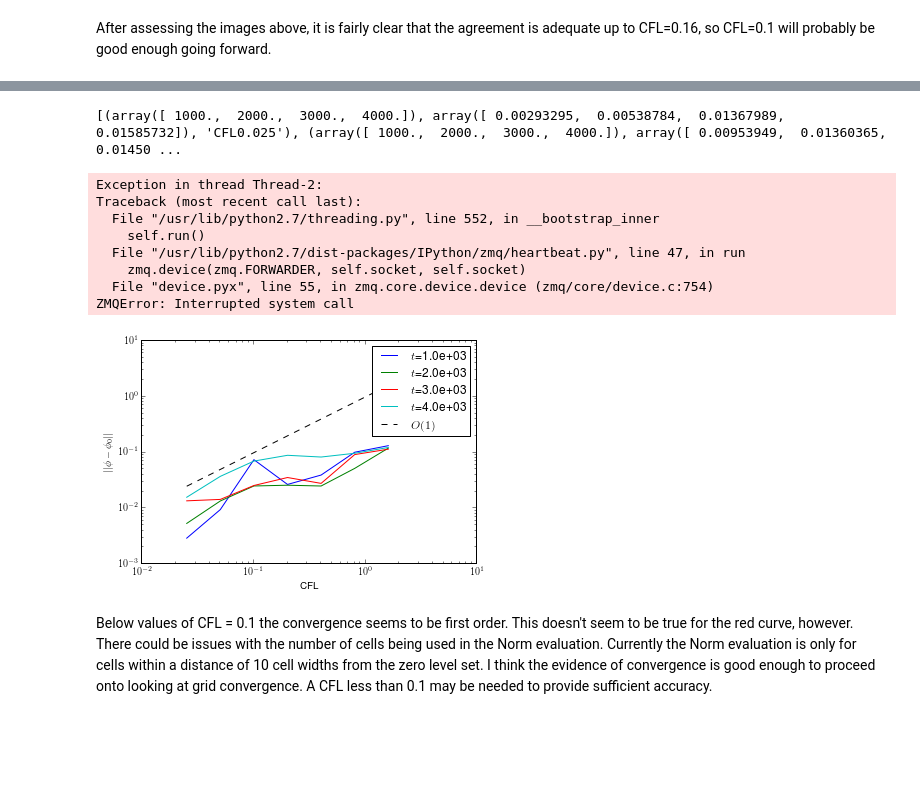
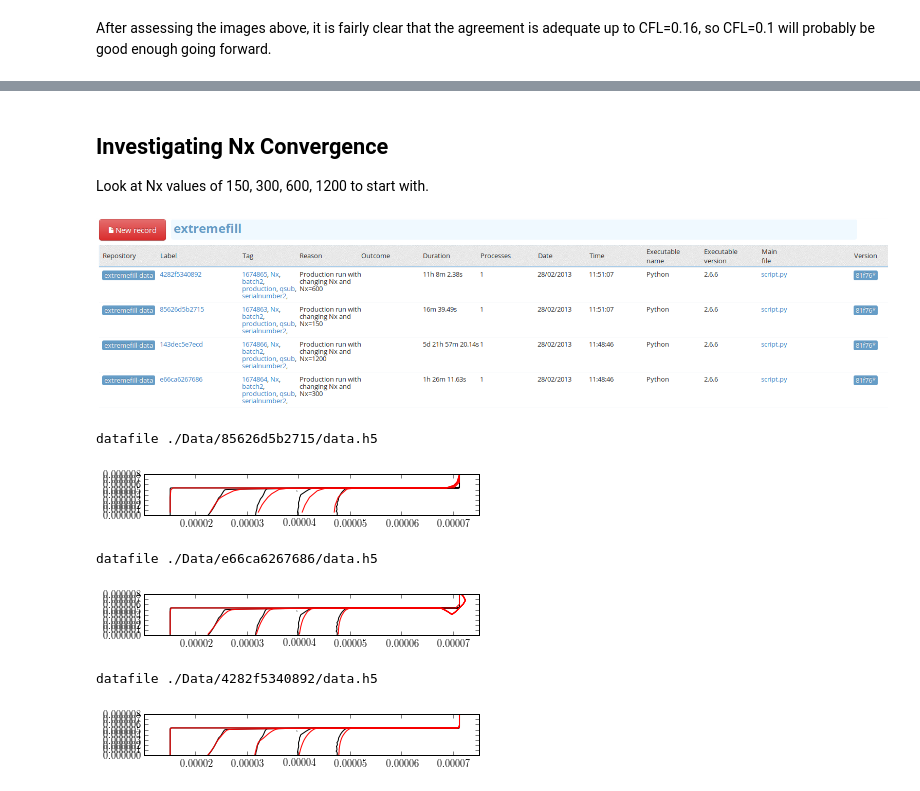
Before and after one commit to wd15/extremefill2D, a Jupyter notebook: convergence.ipynb, the cells around one changed output, grey strips where cells are left out. Saved outputs shown, nothing was run; the diff lists cells and outputs as text; code cells hidden in the pictures; blank space fills up the shorter version.

Commit message:
Notebook has profiling timings as well as grid and sweep convergence.

```diff
--- a/convergence.ipynb
+++ b/convergence.ipynb
@@ -173,4 +51,0 @@ branch CFL1.6
-# %%
-print viewer.data
-# %% [output]
-[(array([ 1000.,  2000.,  3000.,  4000.]), array([ 0.00293295,  0.00538784,  0.01367989,  0.01585732]), 'CFL0.025'), (array([ 1000.,  2000.,  3000.,  4000.]), array([ 0.00953949,  0.01360365,  0.01450 ...
@@ -180,30 +52,26 @@ data = [(array([ 1000.,  2000.,  3000.,  4000.]), array([ 0.00293295,  0.0053878
-# %%
-import pylab
-pylab.figure()
-
-for index in range(4):
-    CFLs = []
-    norms = []
-    for t, v, c in data:
-        CFLs.append(c.strip('CFL'))
-        norms.append(v[index])
-
-    pylab.loglog(CFLs, norms, label='$t$=%1.1e' % t[index])
-
-pylab.xlabel('CFL')
-pylab.ylabel(r'$||\phi - \phi_0||$')
-pylab.loglog(CFLs, CFLs, 'k--', label='$O(1)$')
-pylab.legend()
-pylab.show()
-# %% [output]
-Exception in thread Thread-2:
-Traceback (most recent call last):
-  File "/usr/lib/python2.7/threading.py", line 552, in __bootstrap_inner
-    self.run()
-  File "/usr/lib/python2.7/dist-packages/IPython/zmq/heartbeat.py", line 47, in run
-    zmq.device(zmq.FORWARDER, self.socket, self.socket)
-  File "device.pyx", line 55, in zmq.core.device.device (zmq/core/device.c:754)
-ZMQError: Interrupted system call
-[figure, removed]
-# %% [markdown]
-Below values of CFL = 0.1 the convergence seems to be first order. This doesn't seem to be true for the red curve, however. There could be issues with the number of cells being used in the Norm evaluation. Currently the Norm evaluation is only for cells within a distance of 10 cell widths from the zero level set. I think the evidence of convergence is good enough to proceed onto looking at grid convergence. A CFL less than 0.1 may be needed to provide sufficient accuracy.
+# %% [markdown]
+## Investigating Nx Convergence
+
+Look at Nx values of 150, 300, 600, 1200 to start with.
+# %%
+from IPython.core.display import Image
+
+Image(filename='nx_records.png', embed=True)
+# %% [output]
+[figure, added]
+# %%
+from viewer import Records
+from viewer import ContourViewer
+records = Records().by_tag('batch2')
+baseRecord = records.by_parameter('Nx', 1200)
+for Nx in (150, 300, 600):
+    otherRecord = records.by_parameter('Nx', Nx)
+    v = ContourViewer(baseRecord, otherRecord, colors=('r',))
+    v.plot()
+# %% [output]
+datafile ./Data/85626d5b2715/data.h5
+[figure, added]
+datafile ./Data/e66ca6267686/data.h5
+[figure, added]
+datafile ./Data/4282f5340892/data.h5
+[figure, added]
```
Also changed, not shown: parts of 22 cells of this notebook.
